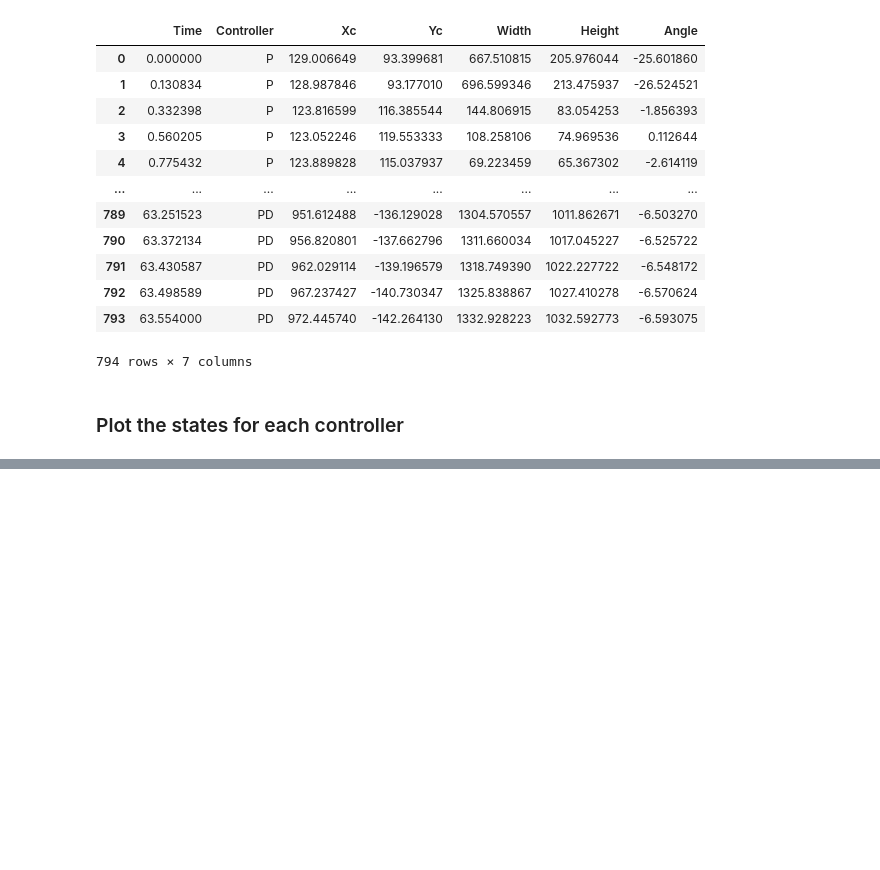
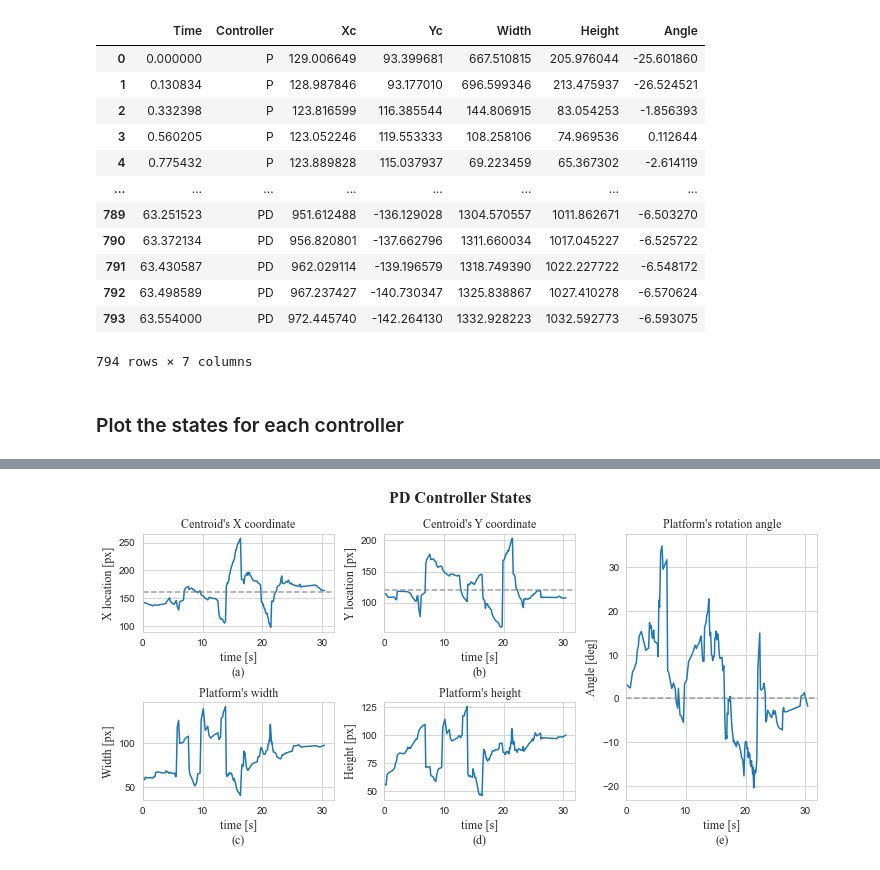
Before and after one commit to apinto25/autonomous_landing_data_analysis, a Jupyter notebook: states_analysis_field_trial.ipynb, the cells around one changed output, grey strips where cells are left out. Cells and saved outputs as stored; diff of their text form; code cells hidden in the pictures; blank space fills up the shorter version.

```diff
--- a/states_analysis_field_trial.ipynb
+++ b/states_analysis_field_trial.ipynb
@@ -208,0 +211,74 @@ plt.show()
+# %%
+pd_df = pd.DataFrame(columns = ["Time", "Controller", "Xc",
+                                  "Yc", "Width", "Height",
+                                  "Angle"])
+
+temp_df = pd.DataFrame()
+temp_df["Time"] = data.loc[0:180, "PD3_time"]
+temp_df["Xc"] = data.loc[0:180, ["PD1_Xc", "PD2_Xc", "PD3_Xc", "PD4_Xc"]].mean(axis=1)
+temp_df["Yc"] = data.loc[0:180, ["PD1_Yc", "PD2_Yc", "PD3_Yc", "PD4_Yc"]].mean(axis=1)
+temp_df["Width"] = data.loc[0:180, ["PD1_W", "PD2_W", "PD3_W", "PD4_W"]].mean(axis=1)
+temp_df["Height"] = data.loc[0:180, ["PD1_H", "PD2_H", "PD3_H", "PD4_H"]].mean(axis=1)
+temp_df["Angle"] = data.loc[0:180, ["PD1_angle", "PD2_angle", "PD3_angle", "PD4_angle"]].mean(axis=1)
+temp_df["Controller"] = "PD"
+
+pd_df = pd_df.append(temp_df, ignore_index=True)
+temp_df.drop(temp_df.index, inplace=True)
+# %%
+timesfont = {'fontname':'Times New Roman'}
+
+sns.set_style("whitegrid")
+
+fig = plt.figure(constrained_layout=True, figsize=(10,5))
+
+gs = GridSpec(2, 3, figure=fig)
+ax1 = fig.add_subplot(gs[0, 0])
+ax2 = fig.add_subplot(gs[0, 1])
+ax3 = fig.add_subplot(gs[:, 2])
+ax4 = fig.add_subplot(gs[1, 0])
+ax5 = fig.add_subplot(gs[1, 1])
+
+xc = sns.lineplot(data=pd_df, x="Time", y="Xc",
+             ax=ax1)
+yc = sns.lineplot(data=pd_df, x="Time", y="Yc",
+             ax=ax2)
+angle = sns.lineplot(data=pd_df, x="Time", y="Angle",
+             ax=ax3)
+w = sns.lineplot(data=pd_df, x="Time", y="Width",
+             ax=ax4)
+h = sns.lineplot(data=pd_df, x="Time", y="Height",
+             ax=ax5)
+
+xc.set_xlim(0,32)
+yc.set_xlim(0,32)
+angle.set_xlim(0,32)
+w.set_xlim(0,32)
+h.set_xlim(0,32)
+
+xc.axhline(y=160, linewidth=1.5, color='grey', ls='--', alpha=0.75)
+yc.axhline(y=120, linewidth=1.5, color='grey', ls='--', alpha=0.75)
+angle.axhline(y=0, linewidth=1.5, color='grey', ls='--', alpha=0.75)
+
+xc.set_title("Centroid's X coordinate", fontsize=12, **timesfont)
+yc.set_title("Centroid's Y coordinate", fontsize=12, **timesfont)
+w.set_title("Platform's width", fontsize=12, **timesfont)
+h.set_title("Platform's height", fontsize=12, **timesfont)
+angle.set_title("Platform's rotation angle", fontsize=12, **timesfont)
+
+xc.set_xlabel("time [s]\n(a)", fontsize=12, **timesfont)
+yc.set_xlabel("time [s]\n(b)", fontsize=12, **timesfont)
+w.set_xlabel("time [s]\n(c)", fontsize=12, **timesfont)
+h.set_xlabel("time [s]\n(d)", fontsize=12, **timesfont)
+angle.set_xlabel("time [s]\n(e)", fontsize=12, **timesfont)
+
+xc.set_ylabel("X location [px]", fontsize=12, **timesfont)
+yc.set_ylabel("Y location [px]", fontsize=12, **timesfont)
+w.set_ylabel("Width [px]", fontsize=12, **timesfont)
+h.set_ylabel("Height [px]", fontsize=12, **timesfont)
+angle.set_ylabel("Angle [deg]", fontsize=12, **timesfont)
+
+fig.suptitle('PD Controller States', fontsize=16, fontweight='bold', **timesfont)
+
+plt.show()
+# %% [output]
+[figure, added]
```
Also changed, not shown: parts of 2 cells of this notebook, 1 other file.
